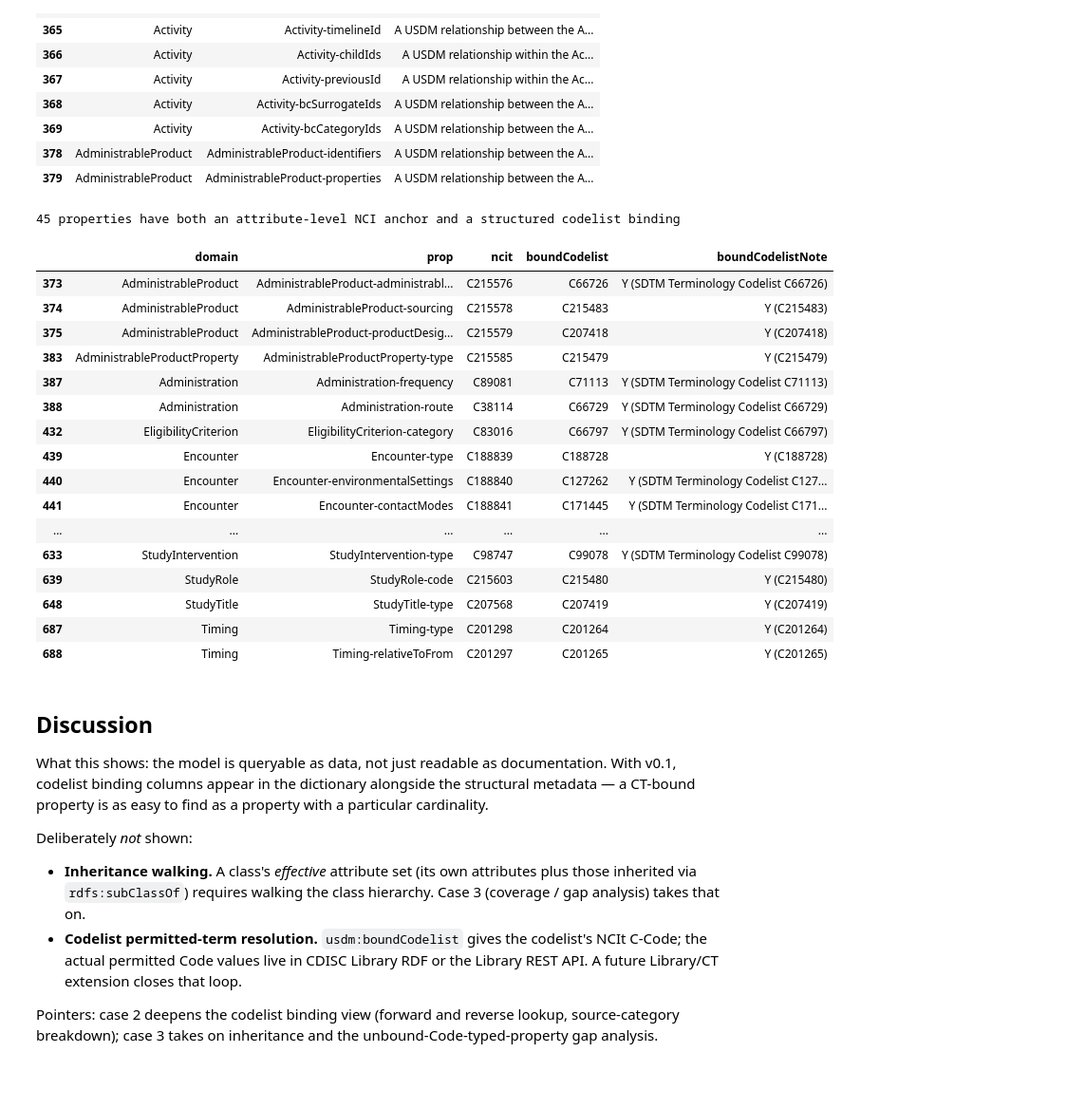
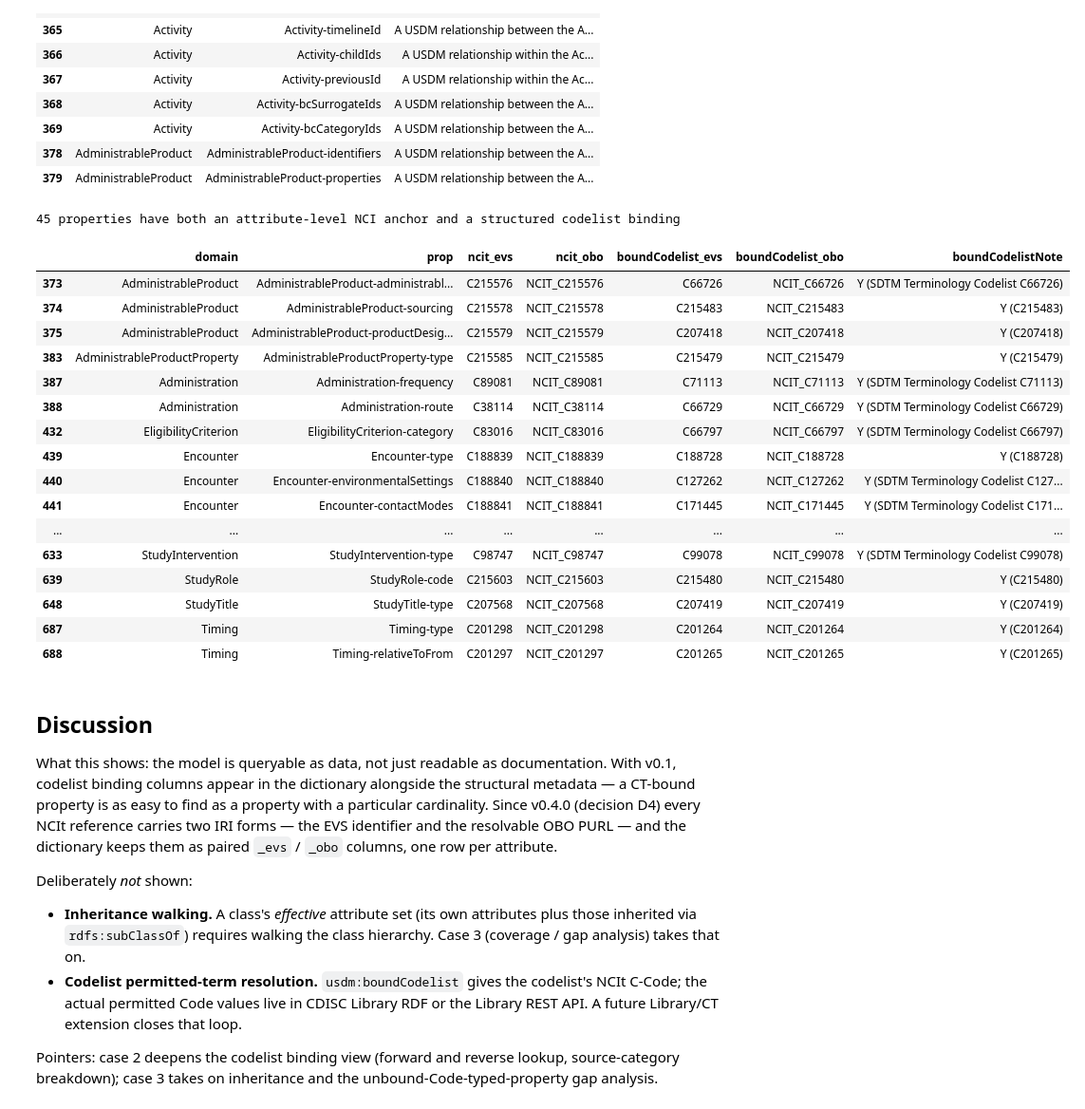
Before and after one commit to kerfors/usdm-rdf, a Jupyter notebook: examples/01_model_navigation.ipynb, the cells around one changed output. Shown at 95% size. Drawn from its saved outputs; the diff is of its cells as text; code cells hidden in the pictures; blank space fills up the shorter version.

```diff
--- a/examples/01_model_navigation.ipynb
+++ b/examples/01_model_navigation.ipynb
@@ -109,20 +119,34 @@ PREFIX rdfs: <http://www.w3.org/2000/01/rdf-schema#>
 PREFIX skos: <http://www.w3.org/2004/02/skos/core#>
 PREFIX usdm: <https://w3id.org/cdisc/usdm/v4/>
 
-SELECT ?prop ?domain ?label ?range ?ncit ?prefLabel ?definition
+SELECT ?prop ?domain ?label ?range ?ncit_evs ?ncit_obo ?prefLabel ?definition
        ?relationshipType ?modelName ?modelRepresentation
-       ?boundCodelist ?boundCodelistNote
+       ?boundCodelist_evs ?boundCodelist_obo ?boundCodelistNote
 WHERE {
   { ?prop a owl:DatatypeProperty } UNION { ?prop a owl:ObjectProperty }
   ?prop rdfs:domain ?domain ; rdfs:label ?label .
   OPTIONAL { ?prop rdfs:range ?range . FILTER(isIRI(?range)) }
-  OPTIONAL { ?prop skos:exactMatch ?ncit }
+  OPTIONAL {
+    ?prop skos:exactMatch ?ncit_evs .
+    FILTER(STRSTARTS(STR(?ncit_evs), "http://ncicb.nci.nih.gov/xml/owl/EVS/Thesaurus.owl#"))
+  }
+  OPTIONAL {
+    ?prop skos:exactMatch ?ncit_obo .
+    FILTER(STRSTARTS(STR(?ncit_obo), "http://purl.obolibrary.org/obo/NCIT_"))
+  }
   OPTIONAL { ?prop skos:prefLabel ?prefLabel }
   OPTIONAL { ?prop skos:definition ?definition }
   OPTIONAL { ?prop usdm:relationshipType ?relationshipType }
   OPTIONAL { ?prop usdm:modelName ?modelName }
   OPTIONAL { ?prop usdm:modelRepresentation ?modelRepresentation }
-  OPTIONAL { ?prop usdm:boundCodelist ?boundCodelist }
+  OPTIONAL {
+    ?prop usdm:boundCodelist ?boundCodelist_evs .
+    FILTER(STRSTARTS(STR(?boundCodelist_evs), "http://ncicb.nci.nih.gov/xml/owl/EVS/Thesaurus.owl#"))
+  }
+  OPTIONAL {
+    ?prop usdm:boundCodelist ?boundCodelist_obo .
+    FILTER(STRSTARTS(STR(?boundCodelist_obo), "http://purl.obolibrary.org/obo/NCIT_"))
+  }
   OPTIONAL { ?prop usdm:boundCodelistNote ?boundCodelistNote }
 }
 """
@@ -160,13 +184,15 @@ for r in g.query(ATTR_SPARQL):
         "label":               str(r["label"]),
         "range":               short(r["range"]),
         "cardinality":         card_lookup.get(str(r["prop"]), "0..*"),
-        "ncit":                short(r["ncit"]),
+        "ncit_evs":            short(r["ncit_evs"]),
+        "ncit_obo":            short(r["ncit_obo"]),
         "prefLabel":           str(r["prefLabel"]) if r["prefLabel"] else None,
         "definition":          str(r["definition"]) if r["definition"] else None,
         "relationshipType":    str(r["relationshipType"]) if r["relationshipType"] else None,
         "modelName":           str(r["modelName"]) if r["modelName"] else None,
         "modelRepresentation": str(r["modelRepresentation"]) if r["modelRepresentation"] else None,
-        "boundCodelist":       short(r["boundCodelist"]),
+        "boundCodelist_evs":   short(r["boundCodelist_evs"]),
+        "boundCodelist_obo":   short(r["boundCodelist_obo"]),
         "boundCodelistNote":   str(r["boundCodelistNote"]) if r["boundCodelistNote"] else None,
     })
 
@@ -234,10 +260,11 @@ Exported as `data_dictionary.csv` in the `examples/` directory.
 Tracked in git — regenerated on every run, so diffs reflect source changes.
 # %%
 dict_df = attrs_df.merge(
-    classes_df[["class", "ncit", "prefLabel", "modifier"]].rename(
+    classes_df[["class", "ncit_evs", "ncit_obo", "prefLabel", "modifier"]].rename(
         columns={
             "class":     "domain",
-            "ncit":      "class_ncit",
+            "ncit_evs":  "class_ncit_evs",
+            "ncit_obo":  "class_ncit_obo",
             "prefLabel": "class_prefLabel",
             "modifier":  "class_modifier",
         }
@@ -247,11 +274,11 @@ dict_df = attrs_df.merge(
 )
 
 column_order = [
-    "domain", "class_modifier", "class_ncit", "class_prefLabel",
+    "domain", "class_modifier", "class_ncit_evs", "class_ncit_obo", "class_prefLabel",
     "prop", "label", "range", "cardinality",
-    "ncit", "prefLabel", "definition",
+    "ncit_evs", "ncit_obo", "prefLabel", "definition",
     "relationshipType", "modelName", "modelRepresentation",
-    "boundCodelist", "boundCodelistNote",
+    "boundCodelist_evs", "boundCodelist_obo", "boundCodelistNote",
 ]
 dict_df = dict_df[column_order]
 
@@ -326,29 +355,29 @@ no_ncit.head(10)
 # %%
 # Q3: NCI-anchored AND structured codelist binding
 both = dict_df[
-    dict_df["ncit"].notna() & dict_df["boundCodelist"].notna()
-][["domain", "prop", "ncit", "boundCodelist", "boundCodelistNote"]]
+    dict_df["ncit_evs"].notna() & dict_df["boundCodelist_evs"].notna()
+][["domain", "prop", "ncit_evs", "ncit_obo", "boundCodelist_evs", "boundCodelist_obo", "boundCodelistNote"]]
 print(f"{len(both)} properties have both an attribute-level NCI anchor and a structured codelist binding")
 both
 # %% [output]
 45 properties have both an attribute-level NCI anchor and a structured codelist binding
-|  | domain | prop | ncit | boundCodelist | boundCodelistNote |
-| 373 | AdministrableProduct | AdministrableProduct-administrabl... | C215576 | C66726 | Y (SDTM Terminology Codelist C66726) |
-| 374 | AdministrableProduct | AdministrableProduct-sourcing | C215578 | C215483 | Y (C215483) |
-| 375 | AdministrableProduct | AdministrableProduct-productDesig... | C215579 | C207418 | Y (C207418) |
-| 383 | AdministrableProductProperty | AdministrableProductProperty-type | C215585 | C215479 | Y (C215479) |
-| 387 | Administration | Administration-frequency | C89081 | C71113 | Y (SDTM Terminology Codelist C71113) |
-| 388 | Administration | Administration-route | C38114 | C66729 | Y (SDTM Terminology Codelist C66729) |
-| 432 | EligibilityCriterion | EligibilityCriterion-category | C83016 | C66797 | Y (SDTM Terminology Codelist C66797) |
-| 439 | Encounter | Encounter-type | C188839 | C188728 | Y (C188728) |
-| 440 | Encounter | Encounter-environmentalSettings | C188840 | C127262 | Y (SDTM Terminology Codelist C127... |
-| 441 | Encounter | Encounter-contactModes | C188841 | C171445 | Y (SDTM Terminology Codelist C171... |
-| ... | ... | ... | ... | ... | ... |
-| 633 | StudyIntervention | StudyIntervention-type | C98747 | C99078 | Y (SDTM Terminology Codelist C99078) |
-| 639 | StudyRole | StudyRole-code | C215603 | C215480 | Y (C215480) |
-| 648 | StudyTitle | StudyTitle-type | C207568 | C207419 | Y (C207419) |
-| 687 | Timing | Timing-type | C201298 | C201264 | Y (C201264) |
-| 688 | Timing | Timing-relativeToFrom | C201297 | C201265 | Y (C201265) |
+|  | domain | prop | ncit_evs | ncit_obo | boundCodelist_evs | boundCodelist_obo | boundCodelistNote |
+| 373 | AdministrableProduct | AdministrableProduct-administrabl... | C215576 | NCIT_C215576 | C66726 | NCIT_C66726 | Y (SDTM Terminology Codelist C66726) |
+| 374 | AdministrableProduct | AdministrableProduct-sourcing | C215578 | NCIT_C215578 | C215483 | NCIT_C215483 | Y (C215483) |
+| 375 | AdministrableProduct | AdministrableProduct-productDesig... | C215579 | NCIT_C215579 | C207418 | NCIT_C207418 | Y (C207418) |
+| 383 | AdministrableProductProperty | AdministrableProductProperty-type | C215585 | NCIT_C215585 | C215479 | NCIT_C215479 | Y (C215479) |
+| 387 | Administration | Administration-frequency | C89081 | NCIT_C89081 | C71113 | NCIT_C71113 | Y (SDTM Terminology Codelist C71113) |
+| 388 | Administration | Administration-route | C38114 | NCIT_C38114 | C66729 | NCIT_C66729 | Y (SDTM Terminology Codelist C66729) |
+| 432 | EligibilityCriterion | EligibilityCriterion-category | C83016 | NCIT_C83016 | C66797 | NCIT_C66797 | Y (SDTM Terminology Codelist C66797) |
+| 439 | Encounter | Encounter-type | C188839 | NCIT_C188839 | C188728 | NCIT_C188728 | Y (C188728) |
+| 440 | Encounter | Encounter-environmentalSettings | C188840 | NCIT_C188840 | C127262 | NCIT_C127262 | Y (SDTM Terminology Codelist C127... |
+| 441 | Encounter | Encounter-contactModes | C188841 | NCIT_C188841 | C171445 | NCIT_C171445 | Y (SDTM Terminology Codelist C171... |
+| ... | ... | ... | ... | ... | ... | ... | ... |
+| 633 | StudyIntervention | StudyIntervention-type | C98747 | NCIT_C98747 | C99078 | NCIT_C99078 | Y (SDTM Terminology Codelist C99078) |
+| 639 | StudyRole | StudyRole-code | C215603 | NCIT_C215603 | C215480 | NCIT_C215480 | Y (C215480) |
+| 648 | StudyTitle | StudyTitle-type | C207568 | NCIT_C207568 | C207419 | NCIT_C207419 | Y (C207419) |
+| 687 | Timing | Timing-type | C201298 | NCIT_C201298 | C201264 | NCIT_C201264 | Y (C201264) |
+| 688 | Timing | Timing-relativeToFrom | C201297 | NCIT_C201297 | C201265 | NCIT_C201265 | Y (C201265) |
 # %% [markdown]
 ## Discussion
 
@@ -356,6 +385,9 @@ What this shows: the model is queryable as data, not just readable as
 documentation. With v0.1, codelist binding columns appear in the
 dictionary alongside the structural metadata — a CT-bound property is
 as easy to find as a property with a particular cardinality.
+Since v0.4.0 (decision D4) every NCIt reference carries two IRI forms —
+the EVS identifier and the resolvable OBO PURL — and the dictionary
+keeps them as paired `_evs` / `_obo` columns, one row per attribute.
 
 Deliberately *not* shown:
 
```
Also changed, not shown: parts of 8 cells of this notebook, 7 other files.
